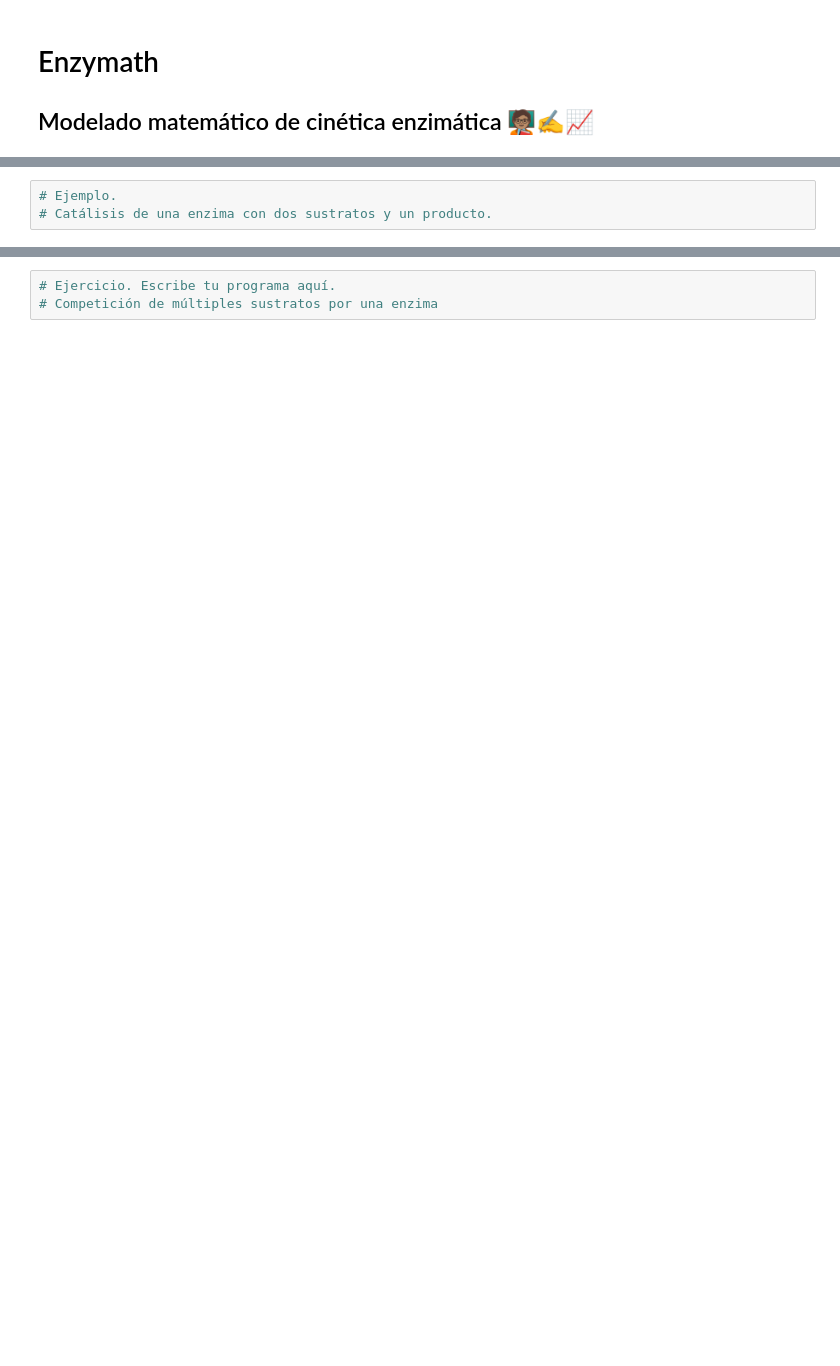
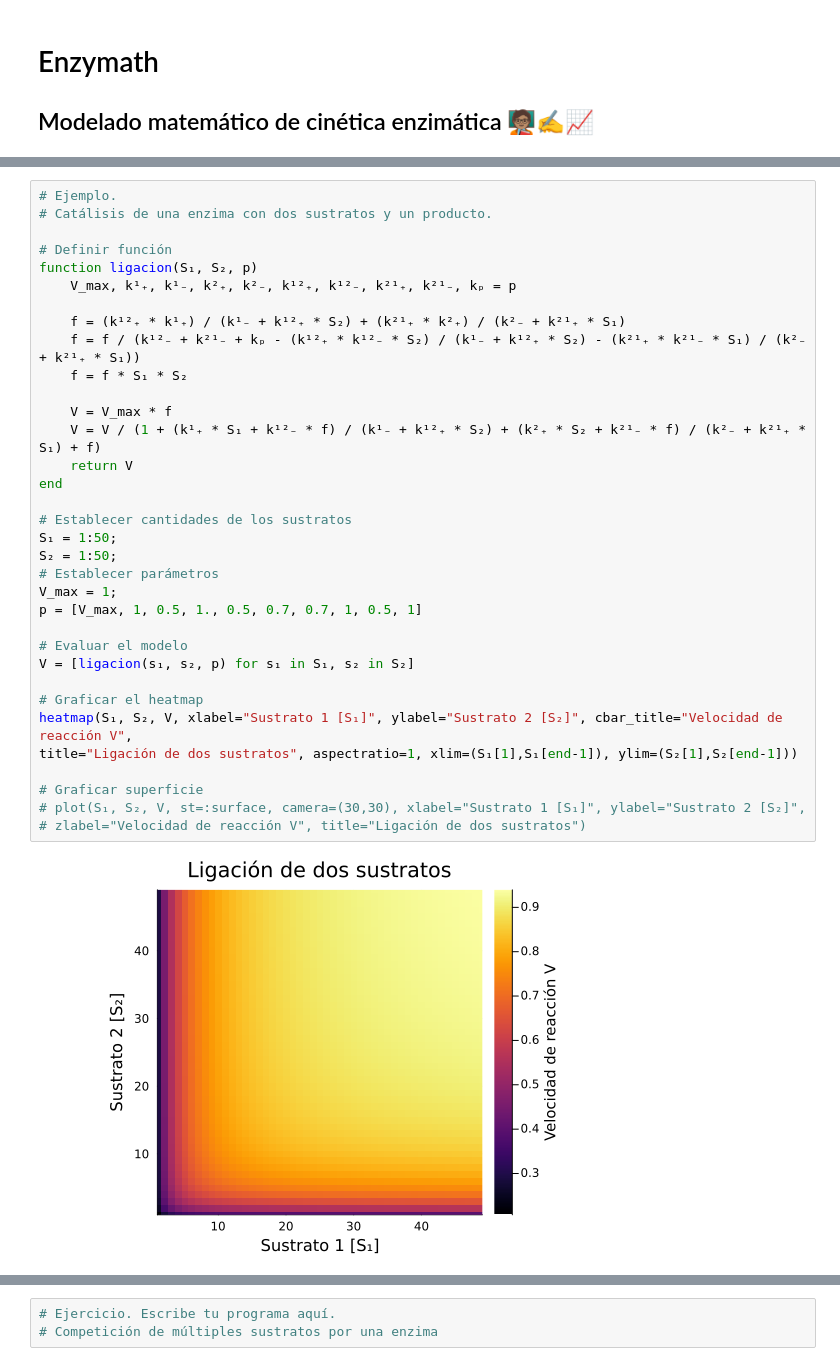
Before and after one commit to romanzapien/enzimath, a Jupyter notebook: modelado_sesion_2.ipynb, the cells around one changed output, grey strips where cells are left out. Saved outputs shown, nothing was run; the diff lists cells and outputs as text; blank space fills up the shorter version.

```diff
--- a/modelado_sesion_2.ipynb
+++ b/modelado_sesion_2.ipynb
@@ -248,4 +347,37 @@ La ecuación es exacta, pero puede simplificarse al hacer suposiciones adicional
 # %%
 # Ejemplo.
 # Catálisis de una enzima con dos sustratos y un producto.
+
+# Definir función
+function ligacion(S₁, S₂, p)
+    V_max, k¹₊, k¹₋, k²₊, k²₋, k¹²₊, k¹²₋, k²¹₊, k²¹₋, kₚ = p
+
+    f = (k¹²₊ * k¹₊) / (k¹₋ + k¹²₊ * S₂) + (k²¹₊ * k²₊) / (k²₋ + k²¹₊ * S₁)
+    f = f / (k¹²₋ + k²¹₋ + kₚ - (k¹²₊ * k¹²₋ * S₂) / (k¹₋ + k¹²₊ * S₂) - (k²¹₊ * k²¹₋ * S₁) / (k²₋ + k²¹₊ * S₁))
+    f = f * S₁ * S₂
+
+    V = V_max * f
+    V = V / (1 + (k¹₊ * S₁ + k¹²₋ * f) / (k¹₋ + k¹²₊ * S₂) + (k²₊ * S₂ + k²¹₋ * f) / (k²₋ + k²¹₊ * S₁) + f)
+    return V
+end
+
+# Establecer cantidades de los sustratos
+S₁ = 1:50;
+S₂ = 1:50;
+# Establecer parámetros
+V_max = 1;
+p = [V_max, 1, 0.5, 1., 0.5, 0.7, 0.7, 1, 0.5, 1]
+
+# Evaluar el modelo
+V = [ligacion(s₁, s₂, p) for s₁ in S₁, s₂ in S₂]
+
+# Graficar el heatmap
+heatmap(S₁, S₂, V, xlabel="Sustrato 1 [S₁]", ylabel="Sustrato 2 [S₂]", cbar_title="Velocidad de reacción V",
+title="Ligación de dos sustratos", aspectratio=1, xlim=(S₁[1],S₁[end-1]), ylim=(S₂[1],S₂[end-1]))
+
+# Graficar superficie
+# plot(S₁, S₂, V, st=:surface, camera=(30,30), xlabel="Sustrato 1 [S₁]", ylabel="Sustrato 2 [S₂]",
+# zlabel="Velocidad de reacción V", title="Ligación de dos sustratos")
+# %% [output]
+[figure, added]
 # %% [markdown]
```
Also changed, not shown: parts of 15 cells of this notebook, 1 other file.
